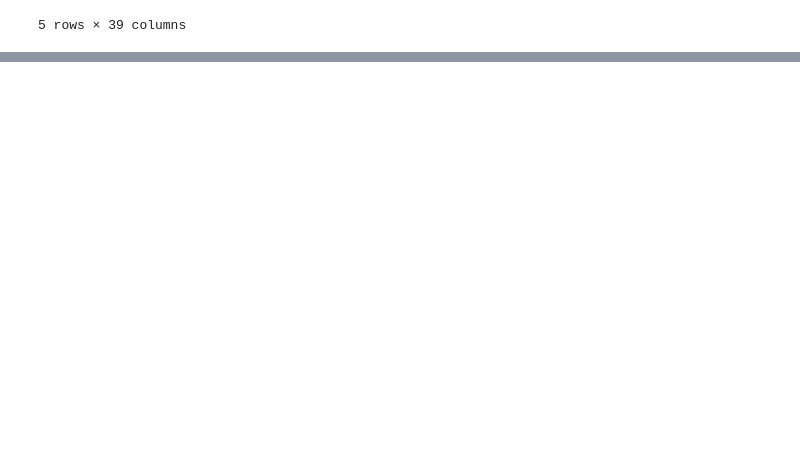
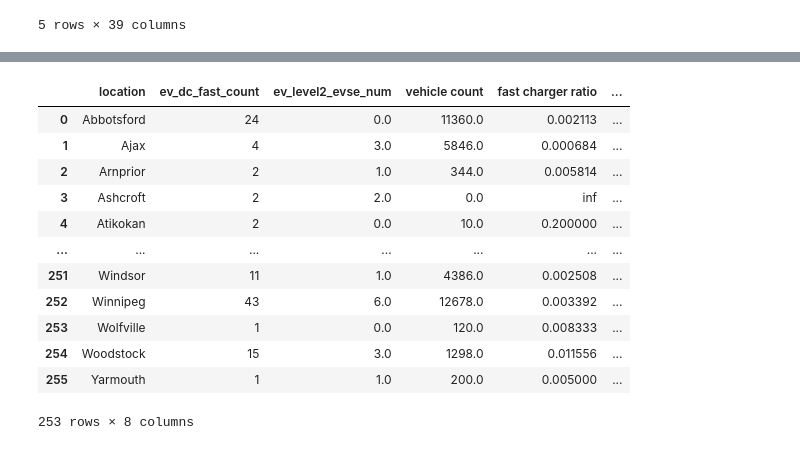
Before and after one commit to andre-gnandt/DATA-552-Group-4-Project-EV-Charger-Planning, a Jupyter notebook: 552-project-notebook-wrangling.ipynb, the cells around one changed output, grey strips where cells are left out. Saved outputs shown, nothing was run; the diff lists cells and outputs as text; code cells hidden in the pictures; blank space fills up the shorter version.

```diff
--- a/552-project-notebook-wrangling.ipynb
+++ b/552-project-notebook-wrangling.ipynb
@@ -402,0 +403,14 @@ ev_scaled.head()
+# %%
+vehicles_grouped_by_location = vehicles_df[['GEO', 'VALUE']].groupby('GEO').sum().reset_index()
+vehicles_grouped_by_location.rename(columns = {'GEO':'city', 'VALUE':'vehicle count'}, inplace = True)
+# %%
+stations_analysis = pd.read_csv('ev_chargers_geo.csv')
+public_stations = stations_analysis[stations_analysis['groups_with_access_code'].str.lower().str.contains('public')]
+chargers_and_EVs_by_location = pd.DataFrame(public_stations[['city', 'ev_dc_fast_count', 'ev_level2_evse_num']])
+chargers_and_EVs_by_location = chargers_and_EVs_by_location.groupby("city").sum().reset_index()
+#chargers_and_EVs_by_location.rename(columns = {"Count": "chargers"}, inplace = True)
+missing_locations2 = pd.merge(public_stations, vehicles_grouped_by_location, on = 'city', how = 'left')
+chargers_and_EVs_by_location = pd.merge(chargers_and_EVs_by_location, vehicles_grouped_by_location, on = 'city', how = 'inner')
+missing_locations2 = set(missing_locations2[missing_locations2['vehicle count'].isna()]['city'])
+missing_locations = missing_data.union(missing_locations2)
+len(missing_locations)
@@ -402,0 +439,11 @@ ev_scaled.head()
+# %%
+chargers_and_EVs_by_location['fast charger ratio'] = chargers_and_EVs_by_location["ev_dc_fast_count"]/chargers_and_EVs_by_location["vehicle count"]
+chargers_and_EVs_by_location['level 2 charger ratio'] = chargers_and_EVs_by_location["ev_level2_evse_num"]/chargers_and_EVs_by_location["vehicle count"]
+chargers_and_EVs_by_location['total ratio'] = (chargers_and_EVs_by_location["ev_level2_evse_num"] + chargers_and_EVs_by_location["ev_dc_fast_count"])/chargers_and_EVs_by_location["vehicle count"]
+# %%
+chargers_and_EVs_by_location.rename(columns = {"city" : 'location'}, inplace = True)
+remove_supergroups = ["Canada", "British Columbia", "Alberta", "Yukon", "Nunavut", "Northwest Territories",
+                     "Saskatchewan", "Manitoba", "Ontario", "Quebec", "Newfoundland and Labrador",
+                     "Prince Edward Island", "New Brunswick", "Nova Scotia"]
+
+chargers_and_EVs_by_location = chargers_and_EVs_by_location[~chargers_and_EVs_by_location["location"].isin(remove_supergroups)]
@@ -402,0 +515,16 @@ ev_scaled.head()
+# %%
+chargers_and_EVs_by_location
+# %% [output]
+|  | location | ev_dc_fast_count | ev_level2_evse_num | vehicle count | fast charger ratio | ... |
+| 0 | Abbotsford | 24 | 0.0 | 11360.0 | 0.002113 | ... |
+| 1 | Ajax | 4 | 3.0 | 5846.0 | 0.000684 | ... |
+| 2 | Arnprior | 2 | 1.0 | 344.0 | 0.005814 | ... |
+| 3 | Ashcroft | 2 | 2.0 | 0.0 | inf | ... |
+| 4 | Atikokan | 2 | 0.0 | 10.0 | 0.200000 | ... |
+| ... | ... | ... | ... | ... | ... | ... |
+| 251 | Windsor | 11 | 1.0 | 4386.0 | 0.002508 | ... |
+| 252 | Winnipeg | 43 | 6.0 | 12678.0 | 0.003392 | ... |
+| 253 | Wolfville | 1 | 0.0 | 120.0 | 0.008333 | ... |
+| 254 | Woodstock | 15 | 3.0 | 1298.0 | 0.011556 | ... |
+| 255 | Yarmouth | 1 | 1.0 | 200.0 | 0.005000 | ... |
+253 rows × 8 columns
```
Also changed, not shown: parts of 12 cells of this notebook, 2 other files.
